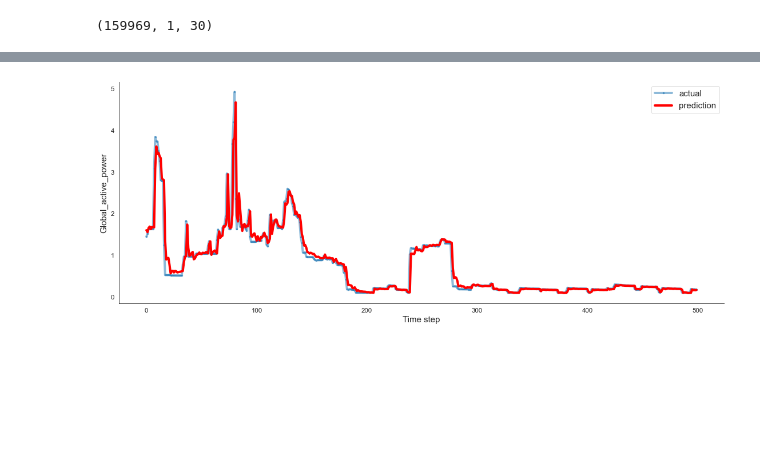
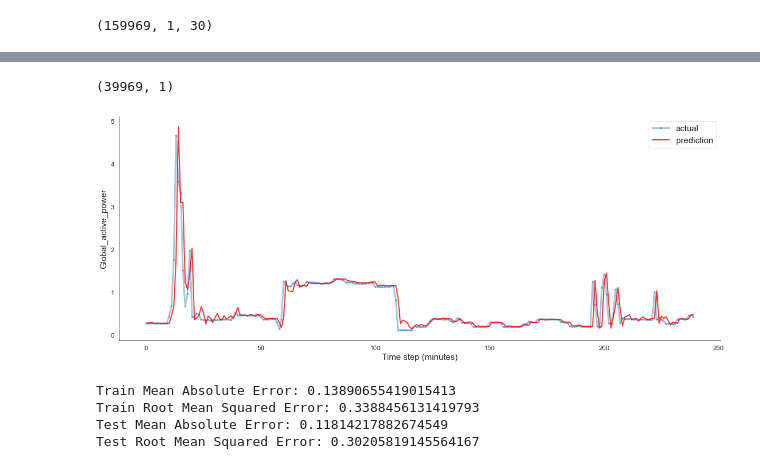
Before and after one commit to denistoniate/CloudComputingUSP, a Jupyter notebook: kaggle_dataset/analysis.ipynb, the cells around one changed output, grey strips where cells are left out. Drawn from its saved outputs; the diff is of its cells as text; code cells hidden in the pictures; blank space fills up the shorter version.

```diff
--- a/kaggle_dataset/analysis.ipynb
+++ b/kaggle_dataset/analysis.ipynb
@@ -26,7 +26,7 @@ from sklearn.metrics import mean_squared_error
 from sklearn.metrics import mean_absolute_error
 from tensorflow.keras.callbacks import EarlyStopping
 # %%
-df=pd.read_csv("C:\\Users\\Filipe\\Google Drive\\Mestrado\\2022-1\\PSI5120 - Tópicos em Computação em Nuvem\\CloudComputingUSP\\kaggle_dataset\\data\\household_power_consumption.txt", delimiter=';', nrows=300000)
+df=pd.read_csv("D:\\usuarios\\filipe.acoliveira\\Downloads\\household_power_consumption.txt", delimiter=';', nrows=300000)
 print('Number of rows and columns:', df.shape)
 df.head(5)
 # %% [output]
@@ -71,6 +71,7 @@ df['year'] = df['date_time'].apply(lambda x: x.year)
 df['quarter'] = df['date_time'].apply(lambda x: x.quarter)
 df['month'] = df['date_time'].apply(lambda x: x.month)
 df['day'] = df['date_time'].apply(lambda x: x.day)
+df['hour'] = df['date_time'].apply(lambda x: x.hour)
 # %%
 df.head()
 # %% [output]
@@ -179,7 +184,7 @@ model.add(Dropout(0.2))
 model.add(Dense(1))
 model.compile(loss='mean_squared_error', optimizer='adam')
 
-history = model.fit(X_train, Y_train, epochs=10, batch_size=100, validation_data=(X_test, Y_test),
+history = model.fit(X_train, Y_train, epochs=10, batch_size=100,
                     callbacks=[EarlyStopping(monitor='val_loss', patience=10)], verbose=1, shuffle=False)
 
 model.summary()
@@ -212,17 +220,36 @@ Y_test = scaler.inverse_transform([Y_test])
+# %%
+Y_test.shape
+test_predict.shape
+# %% [output]
+(39969, 1)
 # %%
-time_steps=500
+init = 600
+time_steps = init + 240
 
-aa=[x for x in range(time_steps)]
+aa=[x for x in range(time_steps - init)]
 plt.figure(figsize=(16,6))
-plt.plot(aa, Y_test[0][:time_steps], marker='.', label="actual", linewidth=4, alpha=0.5)
-plt.plot(aa, test_predict[:,0][:time_steps], 'r', label="prediction", linewidth=4, alpha=0.8)
+plt.plot(aa, Y_test[0, init:time_steps], marker='.', label="actual", linewidth=3, alpha=0.4)
+plt.plot(aa, test_predict[init:time_steps,0], 'r', label="prediction", linewidth=2, alpha=0.8)
 # plt.tick_params(left=False, labelleft=True) #remove ticks
 plt.tight_layout()
 sns.despine(top=True)
 plt.subplots_adjust(left=0.07)
 plt.ylabel('Global_active_power', size=15)
-plt.xlabel('Time step', size=15)
+plt.xlabel('Time step (minutes)', size=15)
 plt.legend(fontsize=15)
 plt.show();
 # %% [output]
-[figure, old version]
+[figure, new version]
+# %%
+from sklearn.metrics import mean_squared_error
+from sklearn.metrics import mean_absolute_error
+
+print('Train Mean Absolute Error:', mean_absolute_error(Y_train[0], train_predict[:,0]))
+print('Train Root Mean Squared Error:',np.sqrt(mean_squared_error(Y_train[0], train_predict[:,0])))
+print('Test Mean Absolute Error:', mean_absolute_error(Y_test[0], test_predict[:,0]))
+print('Test Root Mean Squared Error:',np.sqrt(mean_squared_error(Y_test[0], test_predict[:,0])))
+# %% [output]
+Train Mean Absolute Error: 0.13890655419015413
+Train Root Mean Squared Error: 0.3388456131419793
+Test Mean Absolute Error: 0.11814217882674549
+Test Root Mean Squared Error: 0.30205819145564167
```
Also changed, not shown: parts of 4 cells of this notebook, 2 other files.
